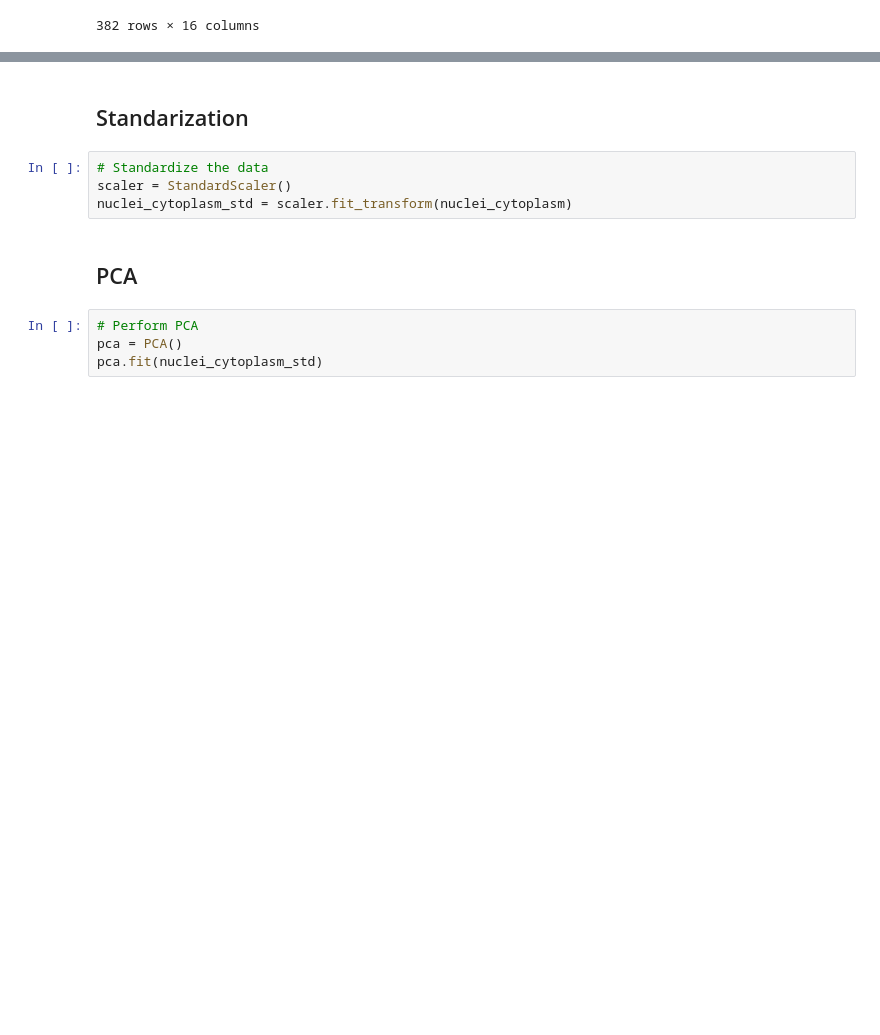
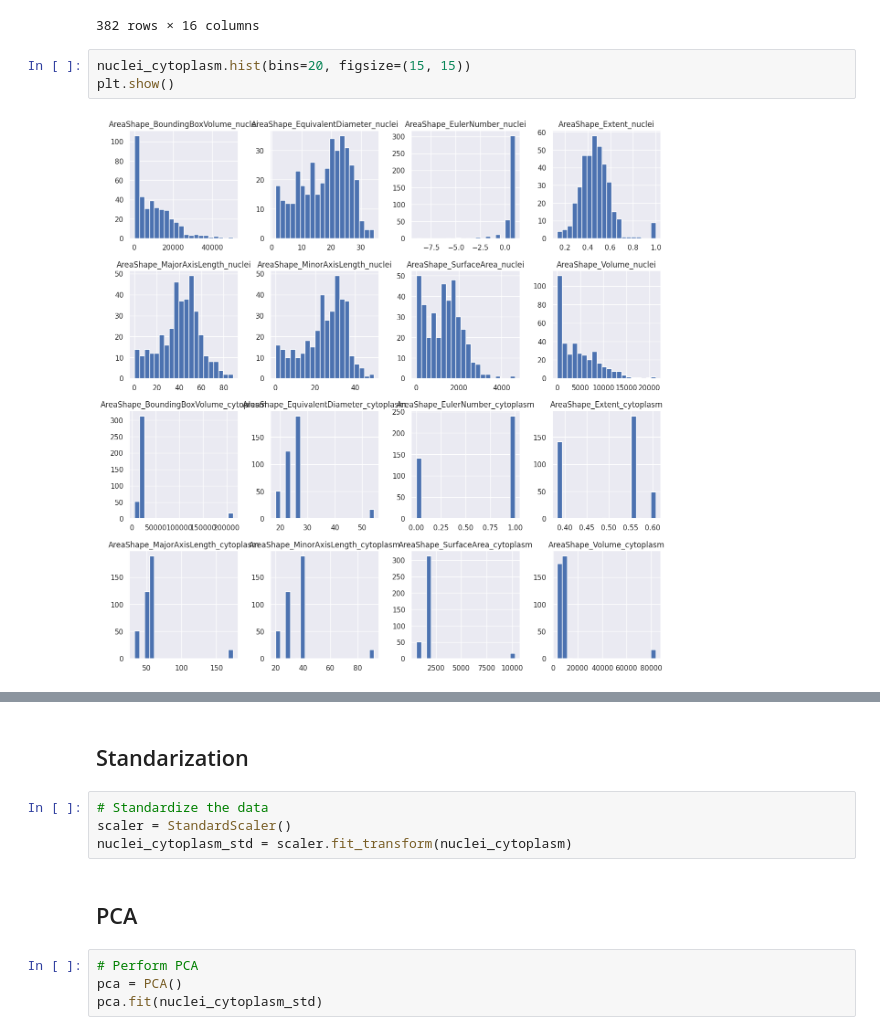
Before and after one commit to imAIgeneLAB/virtual_multiplexing, a Jupyter notebook: analysis/analysis.ipynb, the cells around one changed output, grey strips where cells are left out. Drawn from its saved outputs; the diff is of its cells as text; blank space fills up the shorter version.

```diff
--- a/analysis/analysis.ipynb
+++ b/analysis/analysis.ipynb
@@ -53,3 +53,8 @@ display(nuclei_cytoplasm)
 | 380 | 24360 | 25.646030 | 1 | 0.362562 | ... |
 | 381 | 23184 | 25.606284 | 0 | 0.379184 | ... |
 382 rows × 16 columns
+# %%
+nuclei_cytoplasm.hist(bins=20, figsize=(15, 15))
+plt.show()
+# %% [output]
+[figure, added]
```
Also changed, not shown: parts of 19 cells of this notebook.
